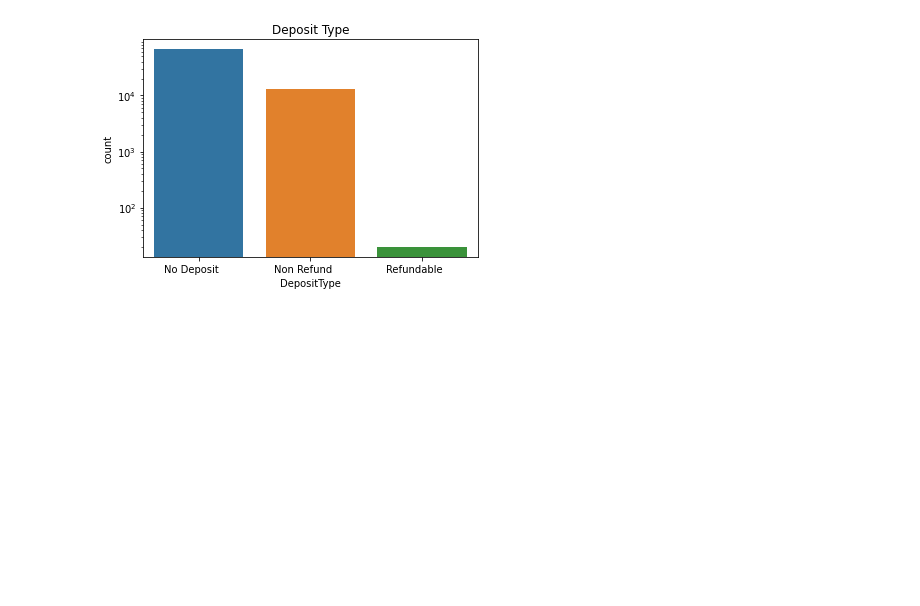
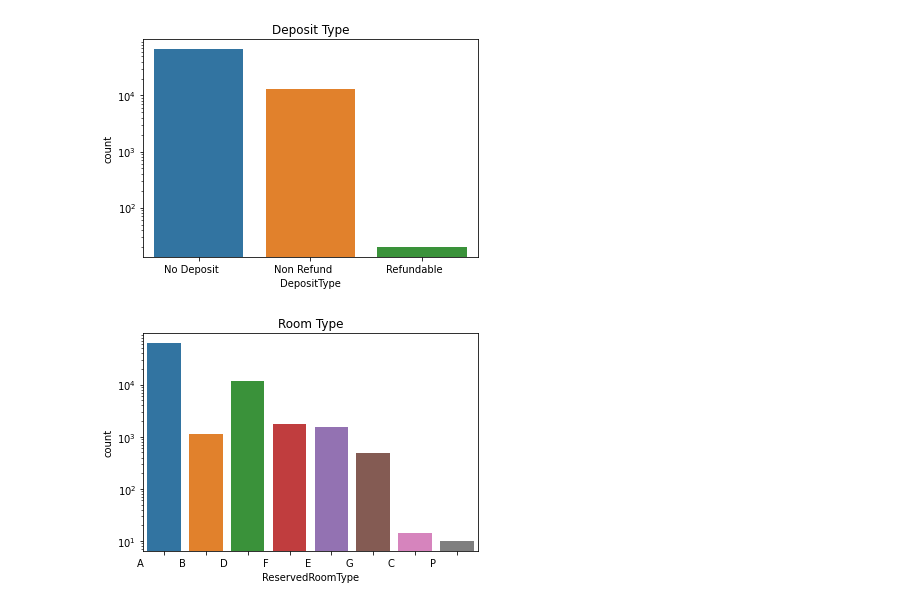
Before and after one commit to fredericojpr/BC2_Predict_Cancellations, a Jupyter notebook: scripts/BC2_Notebook_Goncalo.ipynb, the cells around one changed output. Drawn from its saved outputs; the diff is of its cells as text; code cells hidden in the pictures; blank space fills up the shorter version.

```diff
--- a/scripts/BC2_Notebook_Goncalo.ipynb
+++ b/scripts/BC2_Notebook_Goncalo.ipynb
@@ -131,3 +101,9 @@ plt.title('Deposit Type')
 plt.yscale("log")
 # %% [output]
 [figure]
+# %%
+sns.countplot('ReservedRoomType', data=data)
+plt.title('Room Type')
+plt.yscale("log")
+# %% [output]
+[figure, added]
```
Also changed, not shown: parts of 12 cells of this notebook.
